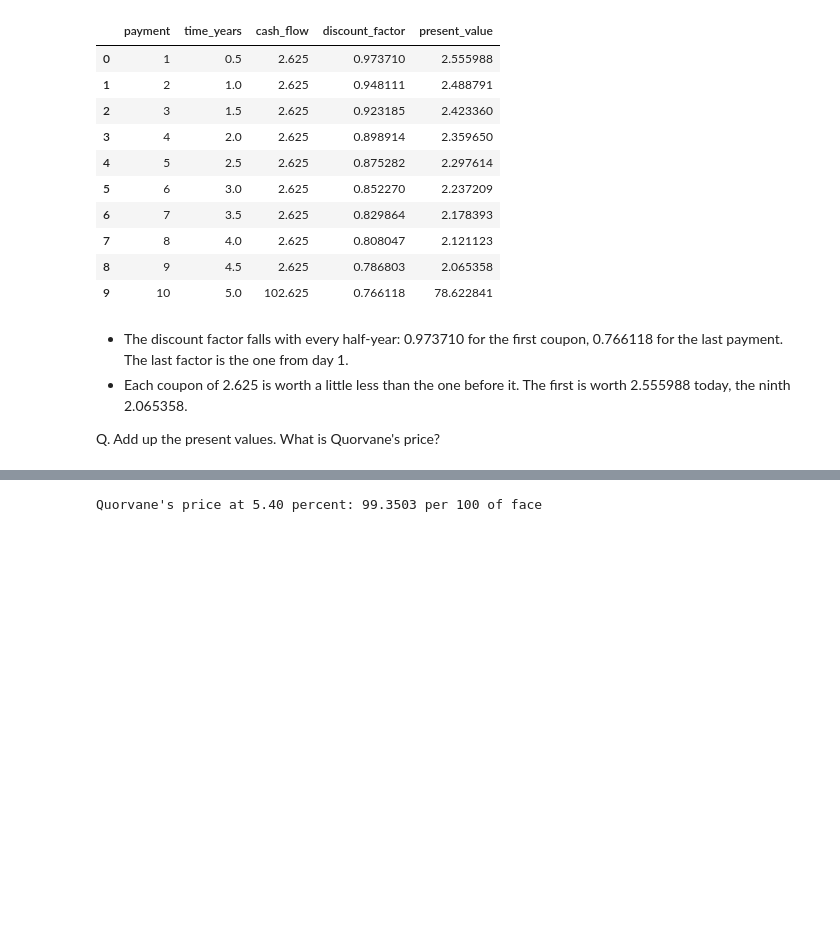
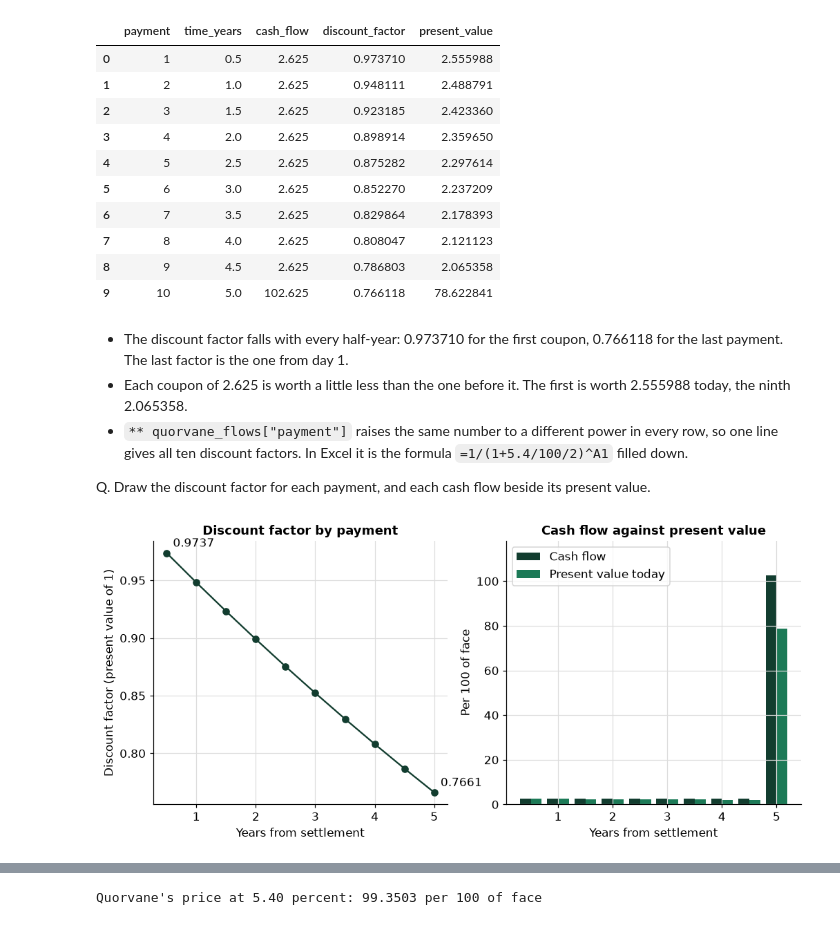
Before and after one commit to lenamonj/python-fixed-income, a Jupyter notebook: course2_bond_math/week1/day2/02_cash_flows_and_price_from_yield.ipynb, the cells around one changed output, grey strips where cells are left out. Drawn from its saved outputs; the diff is of its cells as text; code cells hidden in the pictures; blank space fills up the shorter version.

```diff
--- a/course2_bond_math/week1/day2/02_cash_flows_and_price_from_yield.ipynb
+++ b/course2_bond_math/week1/day2/02_cash_flows_and_price_from_yield.ipynb
@@ -407,5 +482,31 @@ quorvane_flows.round(6)
 # %% [markdown]
 * The discount factor falls with every half-year: 0.973710 for the first coupon, 0.766118 for the last payment. The last factor is the one from day 1.
 * Each coupon of 2.625 is worth a little less than the one before it. The first is worth 2.555988 today, the ninth 2.065358.
+* `** quorvane_flows["payment"]` raises the same number to a different power in every row, so one line gives all ten discount factors. In Excel it is the formula `=1/(1+5.4/100/2)^A1` filled down.
 
-Q. Add up the present values. What is Quorvane's price?
+Q. Draw the discount factor for each payment, and each cash flow beside its present value.
+# %%
+fig, axes = plt.subplots(1, 2, figsize=(11, 4.5))
+
+# left: the discount factor of each payment against the years until it arrives
+axes[0].plot(quorvane_flows["time_years"], quorvane_flows["discount_factor"], marker="o")
+for position in (0, -1):
+    axes[0].annotate(f"{quorvane_flows['discount_factor'].iloc[position]:.4f}",
+                     (quorvane_flows["time_years"].iloc[position], quorvane_flows["discount_factor"].iloc[position]),
+                     textcoords="offset points", xytext=(6, 6))
+axes[0].set_title("Discount factor by payment")
+axes[0].set_xlabel("Years from settlement")
+axes[0].set_ylabel("Discount factor (present value of 1)")
+
+# right: each cash flow beside its present value, side by side at the time it arrives
+times = quorvane_flows["time_years"]
+axes[1].bar(times - 0.1, quorvane_flows["cash_flow"], width=0.2, label="Cash flow")
+axes[1].bar(times + 0.1, quorvane_flows["present_value"], width=0.2, label="Present value today")
+axes[1].set_ylim(0, 118)
+axes[1].set_title("Cash flow against present value")
+axes[1].set_xlabel("Years from settlement")
+axes[1].set_ylabel("Per 100 of face")
+axes[1].legend(loc="upper left")
+plt.show()
+# %% [output]
+[figure, added]
```
Also changed, not shown: parts of 28 cells of this notebook, 2 other files.
